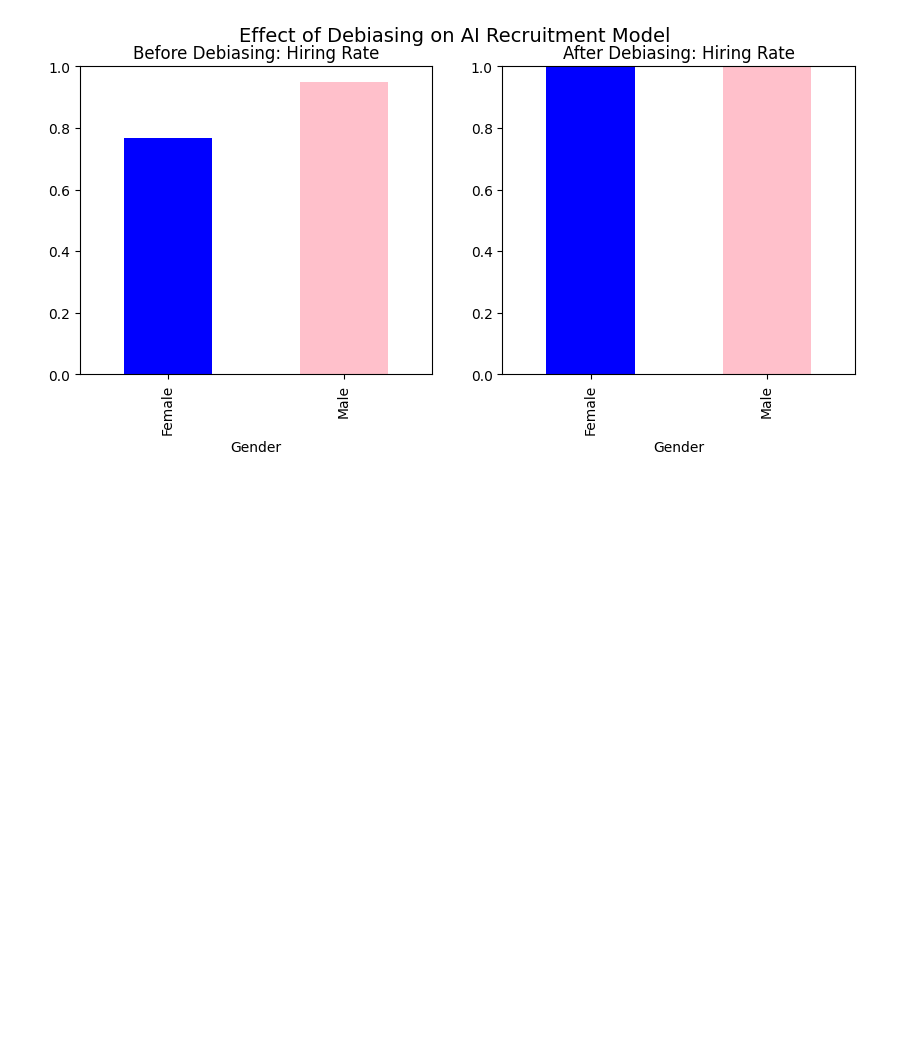
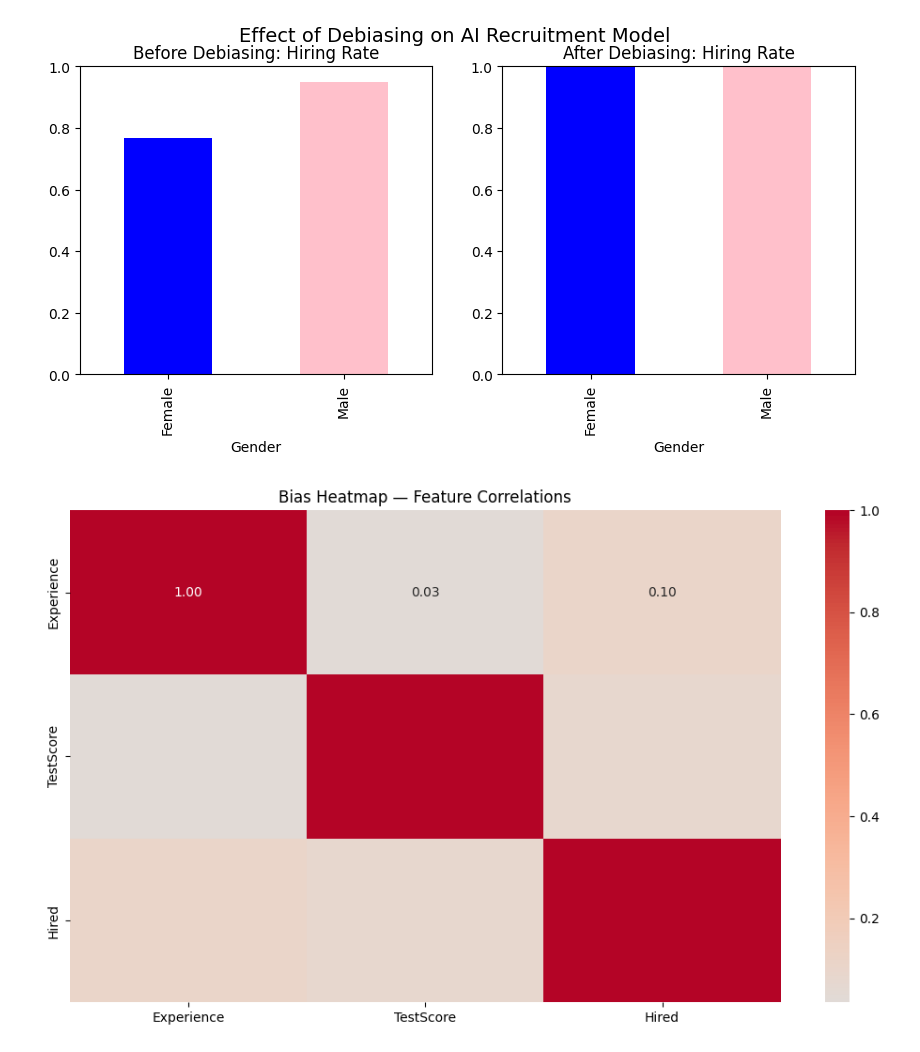
Before and after one commit to sarmitamajumdar/debiasingAIAlgo, a Jupyter notebook: notebooks/debias.ipynb, the cells around one changed output. Drawn from its saved outputs; the diff is of its cells as text; code cells hidden in the pictures; blank space fills up the shorter version.

```diff
--- a/notebooks/debias.ipynb
+++ b/notebooks/debias.ipynb
@@ -65,3 +65,25 @@ plt.suptitle("Effect of Debiasing on AI Recruitment Model", fontsize=14)
 plt.show()
 # %% [output]
 [figure]
+# %%
+import pandas as pd
+import seaborn as sns
+import matplotlib.pyplot as plt
+
+# Compute correlation matrix
+corr_matrix = df.corr(numeric_only=True)
+
+# Plot bias heatmap
+plt.figure(figsize=(10, 6))
+sns.heatmap(
+    corr_matrix,
+    annot=True,
+    cmap="coolwarm",
+    center=0,
+    fmt=".2f"
+)
+plt.title("Bias Heatmap — Feature Correlations")
+plt.tight_layout()
+plt.show()
+# %% [output]
+[figure, added]
```
